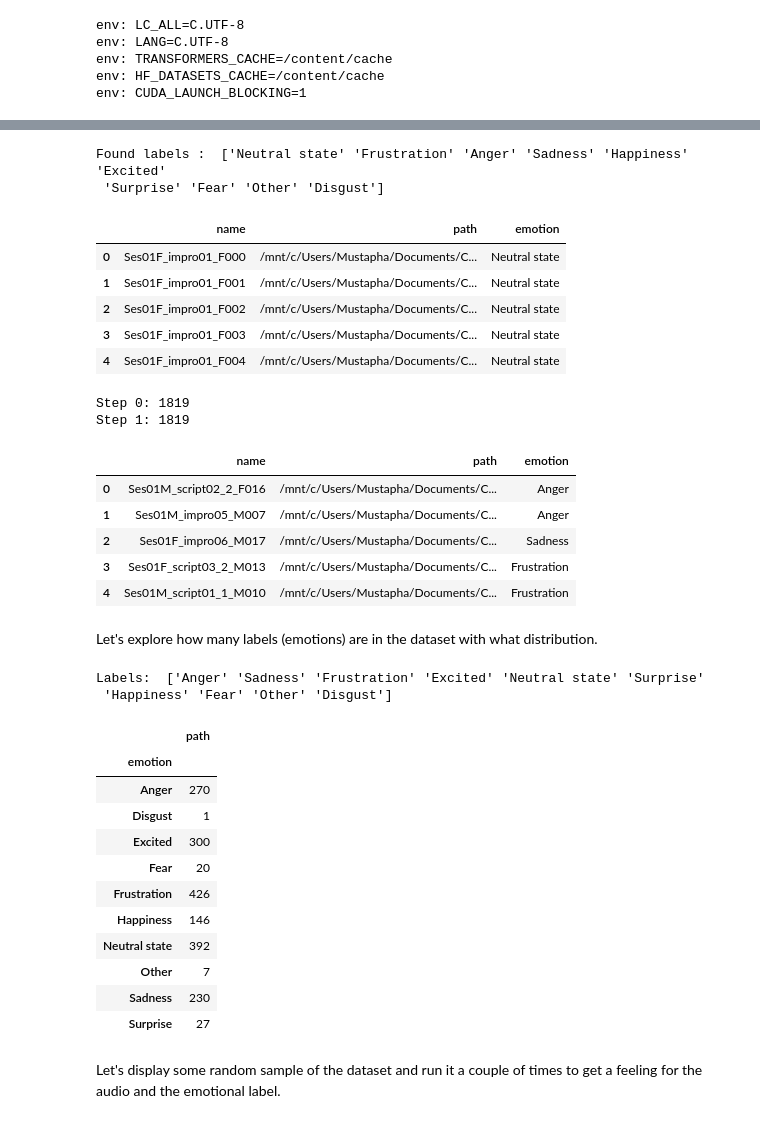
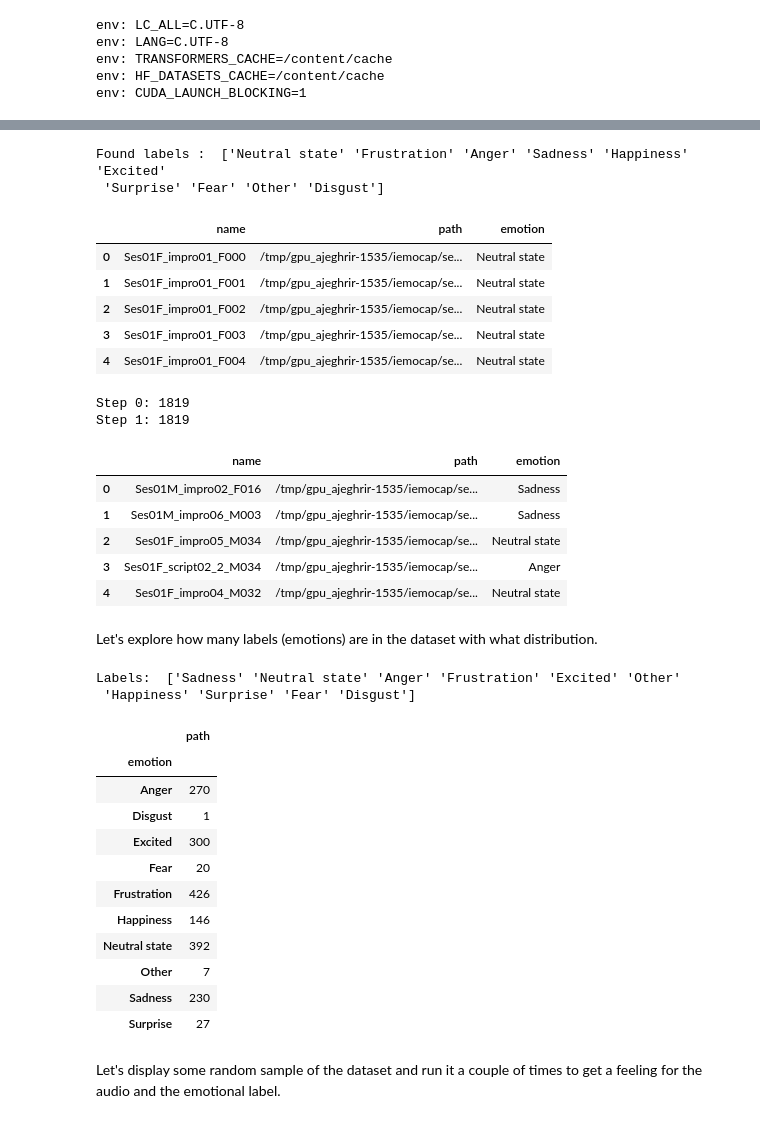
Before and after one commit to Mustapha-AJEGHRIR/multimodal_sentiment_analysis, a Jupyter notebook: notebooks/wav2vec/Wav2Vec2.ipynb, the cells around one changed output, grey strips where cells are left out. Drawn from its saved outputs; the diff is of its cells as text; code cells hidden in the pictures.

```diff
--- a/notebooks/wav2vec/Wav2Vec2.ipynb
+++ b/notebooks/wav2vec/Wav2Vec2.ipynb
@@ -118,15 +120,15 @@ Future versions might include :
 # %%
-df = get_data()
+df = get_iemocap()
 df.head()
 # %% [output]
 Found labels :  ['Neutral state' 'Frustration' 'Anger' 'Sadness' 'Happiness' 'Excited'
  'Surprise' 'Fear' 'Other' 'Disgust']
 |  | name | path | emotion |
-| 0 | Ses01F_impro01_F000 | /mnt/c/Users/Mustapha/Documents/C... | Neutral state |
-| 1 | Ses01F_impro01_F001 | /mnt/c/Users/Mustapha/Documents/C... | Neutral state |
-| 2 | Ses01F_impro01_F002 | /mnt/c/Users/Mustapha/Documents/C... | Neutral state |
-| 3 | Ses01F_impro01_F003 | /mnt/c/Users/Mustapha/Documents/C... | Neutral state |
-| 4 | Ses01F_impro01_F004 | /mnt/c/Users/Mustapha/Documents/C... | Neutral state |
+| 0 | Ses01F_impro01_F000 | /tmp/gpu_ajeghrir-1535/iemocap/se... | Neutral state |
+| 1 | Ses01F_impro01_F001 | /tmp/gpu_ajeghrir-1535/iemocap/se... | Neutral state |
+| 2 | Ses01F_impro01_F002 | /tmp/gpu_ajeghrir-1535/iemocap/se... | Neutral state |
+| 3 | Ses01F_impro01_F003 | /tmp/gpu_ajeghrir-1535/iemocap/se... | Neutral state |
+| 4 | Ses01F_impro01_F004 | /tmp/gpu_ajeghrir-1535/iemocap/se... | Neutral state |
 # %%
 # Filter broken and non-existed paths
 print(f"Step 0: {len(df)}")
@@ -143,11 +145,11 @@ df.head()
 Step 0: 1819
 Step 1: 1819
 |  | name | path | emotion |
-| 0 | Ses01M_script02_2_F016 | /mnt/c/Users/Mustapha/Documents/C... | Anger |
-| 1 | Ses01M_impro05_M007 | /mnt/c/Users/Mustapha/Documents/C... | Anger |
-| 2 | Ses01F_impro06_M017 | /mnt/c/Users/Mustapha/Documents/C... | Sadness |
-| 3 | Ses01F_script03_2_M013 | /mnt/c/Users/Mustapha/Documents/C... | Frustration |
-| 4 | Ses01M_script01_1_M010 | /mnt/c/Users/Mustapha/Documents/C... | Frustration |
+| 0 | Ses01M_impro02_F016 | /tmp/gpu_ajeghrir-1535/iemocap/se... | Sadness |
+| 1 | Ses01M_impro06_M003 | /tmp/gpu_ajeghrir-1535/iemocap/se... | Sadness |
+| 2 | Ses01F_impro05_M034 | /tmp/gpu_ajeghrir-1535/iemocap/se... | Neutral state |
+| 3 | Ses01F_script02_2_M034 | /tmp/gpu_ajeghrir-1535/iemocap/se... | Anger |
+| 4 | Ses01F_impro04_M032 | /tmp/gpu_ajeghrir-1535/iemocap/se... | Neutral state |
 # %% [markdown]
 Let's explore how many labels (emotions) are in the dataset with what distribution.
 # %%
@@ -155,8 +157,8 @@ print("Labels: ", df["emotion"].unique())
 print()
 df.groupby("emotion").count()[["path"]]
 # %% [output]
-Labels:  ['Anger' 'Sadness' 'Frustration' 'Excited' 'Neutral state' 'Surprise'
- 'Happiness' 'Fear' 'Other' 'Disgust']
+Labels:  ['Sadness' 'Neutral state' 'Anger' 'Frustration' 'Excited' 'Other'
+ 'Happiness' 'Surprise' 'Fear' 'Disgust']
 |  | path |
 | emotion |  |
 | Anger | 270 |
```
Also changed, not shown: parts of 11 cells of this notebook, 3 other files.
